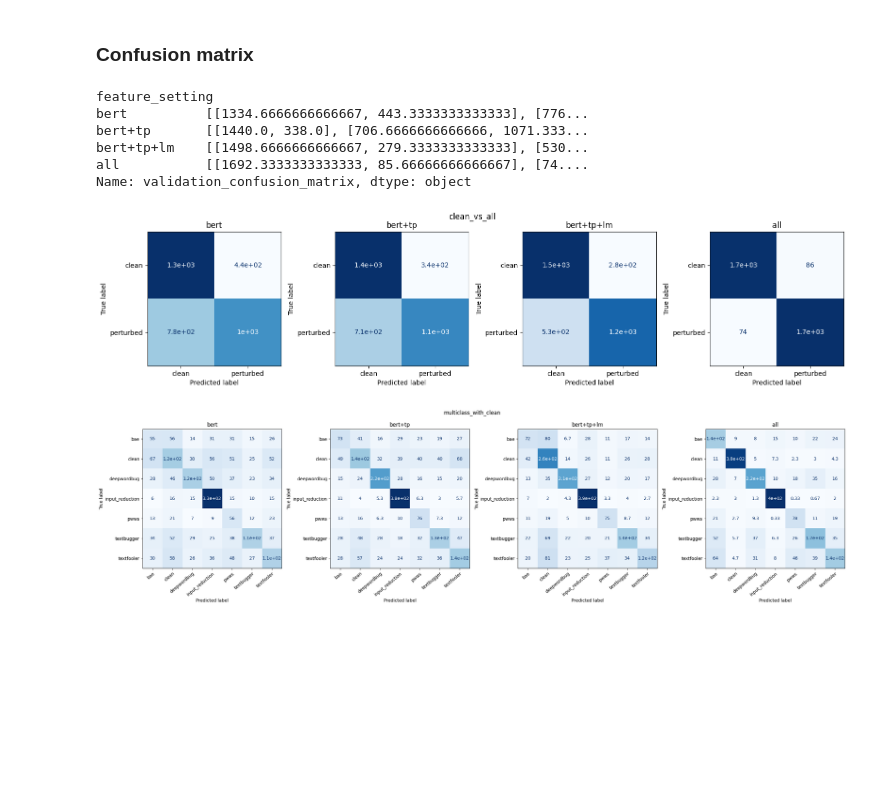
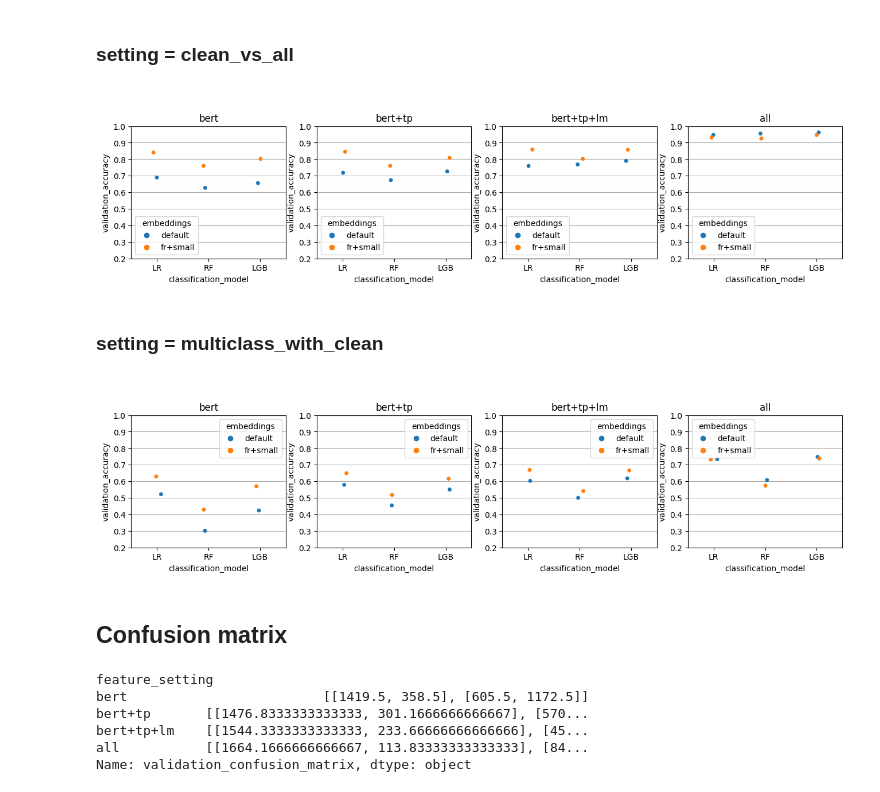
Before and after one commit to gwatkinson/TextDefendR, a Jupyter notebook: notebooks/experiment_statistics.ipynb, the cells around one changed output. Saved outputs shown, nothing was run; the diff lists cells and outputs as text; code cells hidden in the pictures; blank space fills up the shorter version.

```diff
--- a/notebooks/experiment_statistics.ipynb
+++ b/notebooks/experiment_statistics.ipynb
@@ -121,3 +279,17 @@ for ax in axes:
+# %%
+scatter_plot_loop(
+    df,
+    loop_column="setting",
+    ax_column="feature_setting",
+    x_column="classification_model",
+    color_column="embeddings",
+    metric="validation_accuracy",
+)
+# %% [output]
+setting = clean_vs_all
+[figure, added]
+setting = multiclass_with_clean
+[figure, added]
 # %% [markdown]
-### Confusion matrix
+## Confusion matrix
 # %%
@@ -150,29 +322,18 @@ def plot_confusion_matrix_serie(serie, title=""):
     fig.suptitle(title)
     plt.show()
 # %%
+groupby_column = "feature_setting"
 cm_serie = (
     df[df.setting == "clean_vs_all"]
-    .groupby("feature_setting")["validation_confusion_matrix"]
+    .groupby(groupby_column)["validation_confusion_matrix"]
     .mean()
-    .sort_index(key=sort_feature_setting)
+    .sort_index(key=COLUMNS_KEY[groupby_column])
 )
 cm_serie
 # %% [output]
 feature_setting
-bert          [[1334.6666666666667, 443.3333333333333], [776...
-bert+tp       [[1440.0, 338.0], [706.6666666666666, 1071.333...
-bert+tp+lm    [[1498.6666666666667, 279.3333333333333], [530...
-all           [[1692.3333333333333, 85.66666666666667], [74....
+bert                         [[1419.5, 358.5], [605.5, 1172.5]]
+bert+tp       [[1476.8333333333333, 301.1666666666667], [570...
+bert+tp+lm    [[1544.3333333333333, 233.66666666666666], [45...
+all           [[1664.1666666666667, 113.83333333333333], [84...
 Name: validation_confusion_matrix, dtype: object
-# %%
-for setting in EXPERIMENT_SETTINGS:
-    cm_serie = (
-        df[df.setting == setting]
-        .groupby("feature_setting")["validation_confusion_matrix"]
-        .mean()
-        .sort_index(key=sort_feature_setting)
-    )
-    plot_confusion_matrix_serie(cm_serie, title=setting)
-# %% [output]
-[figure, removed]
-[figure, removed]
```
Also changed, not shown: parts of 28 cells of this notebook, 3 other files.
